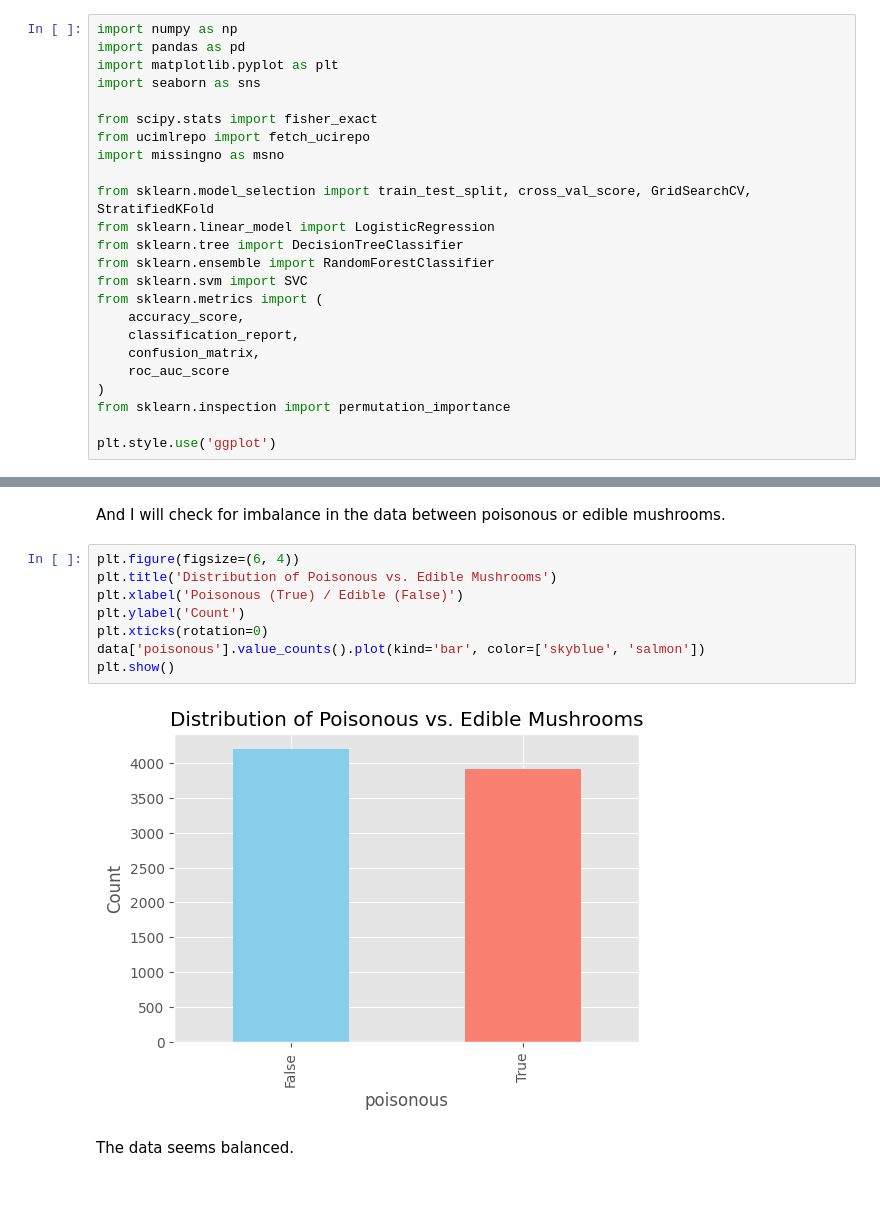
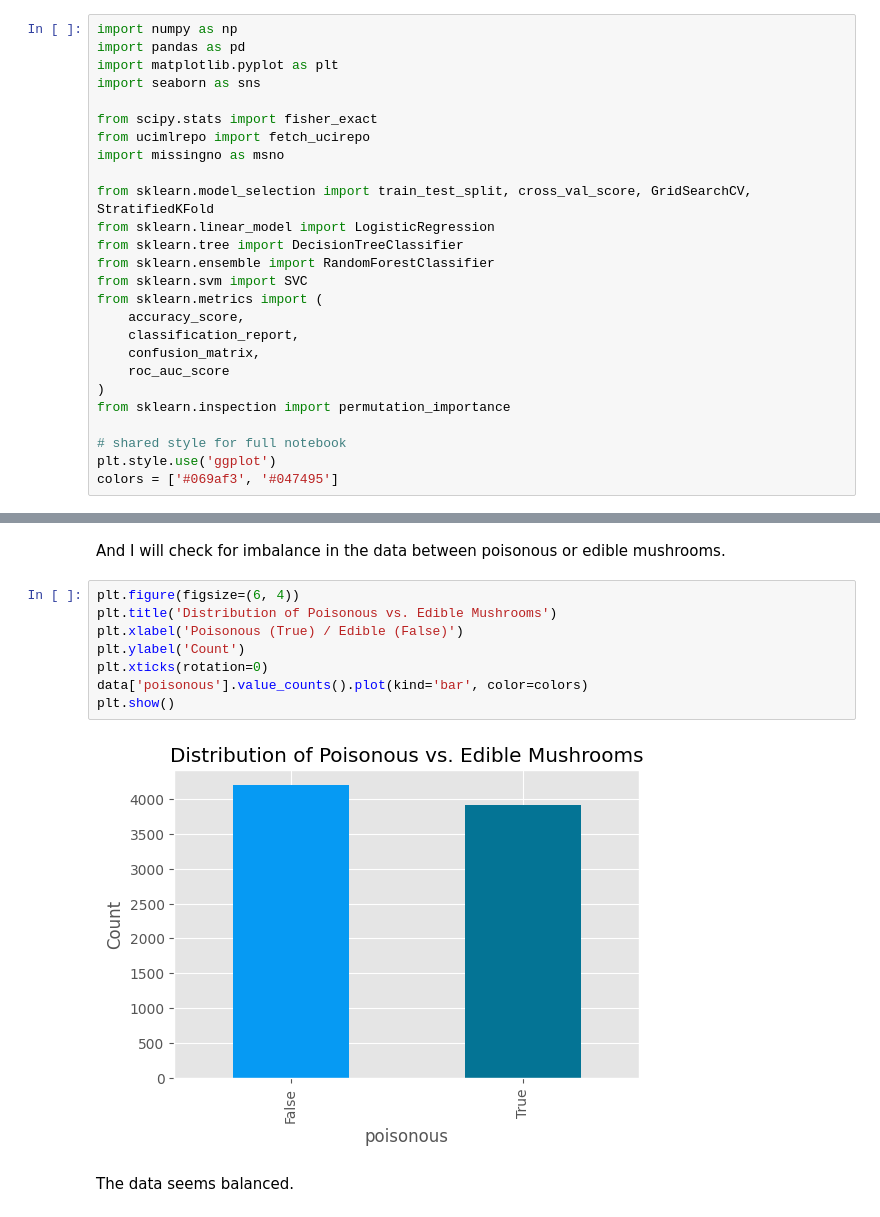
Before and after one commit to jollyjerr/mushroom_classification, a Jupyter notebook: project.ipynb, the cells around one changed output, grey strips where cells are left out. Drawn from its saved outputs; the diff is of its cells as text.

```diff
--- a/project.ipynb
+++ b/project.ipynb
@@ -21,7 +21,9 @@ from sklearn.metrics import (
 )
 from sklearn.inspection import permutation_importance
 
+# shared style for full notebook
 plt.style.use('ggplot')
+colors = ['#069af3', '#047495']
 # %% [markdown]
 # Mushroom Classification
 
@@ -173,13 +175,13 @@ And I will check for imbalance in the data between poisonous or edible mushrooms
 # %%
 plt.figure(figsize=(6, 4))
 plt.title('Distribution of Poisonous vs. Edible Mushrooms')
 plt.xlabel('Poisonous (True) / Edible (False)')
 plt.ylabel('Count')
 plt.xticks(rotation=0)
-data['poisonous'].value_counts().plot(kind='bar', color=['skyblue', 'salmon'])
+data['poisonous'].value_counts().plot(kind='bar', color=colors)
 plt.show()
 # %% [output]
-[figure, old version]
+[figure, new version]
 # %% [markdown]
 The data seems balanced.
 # %% [markdown]
```
Also changed, not shown: parts of 11 cells of this notebook, 1 other file.
